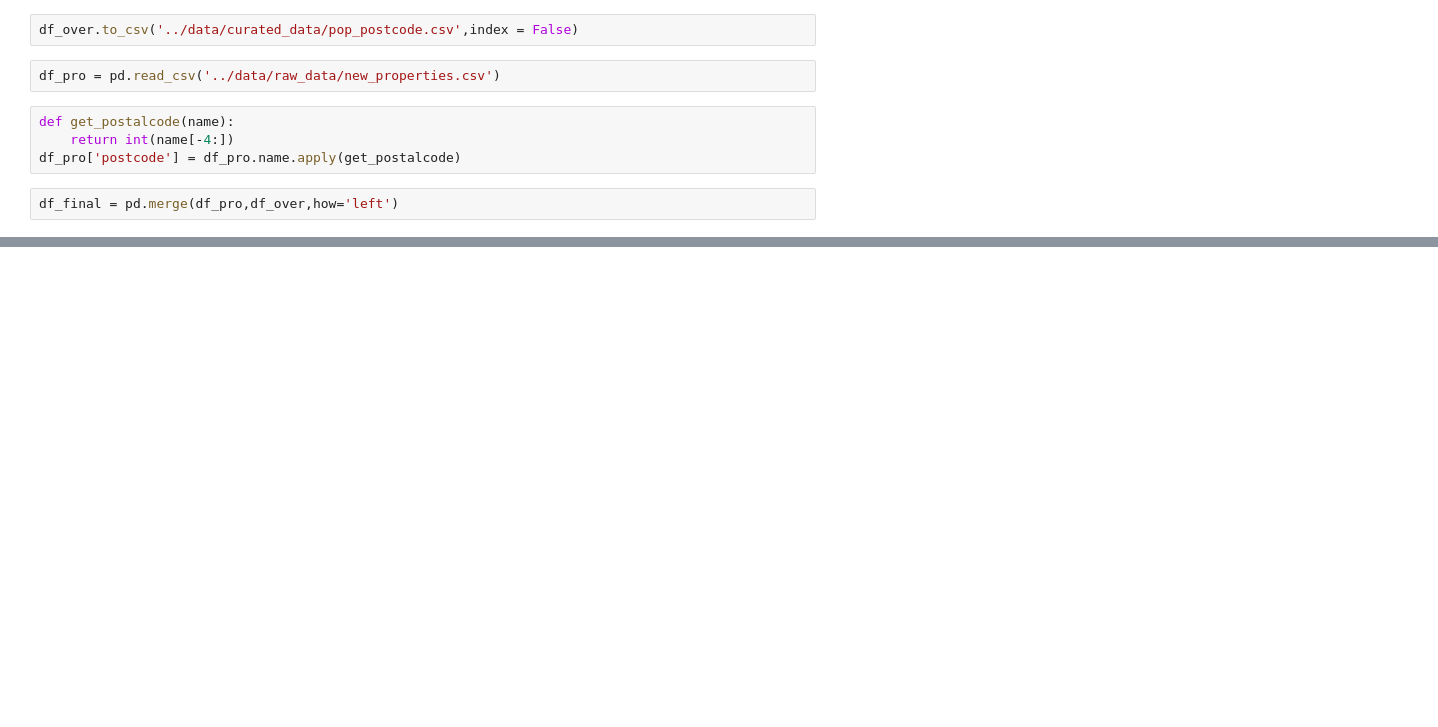
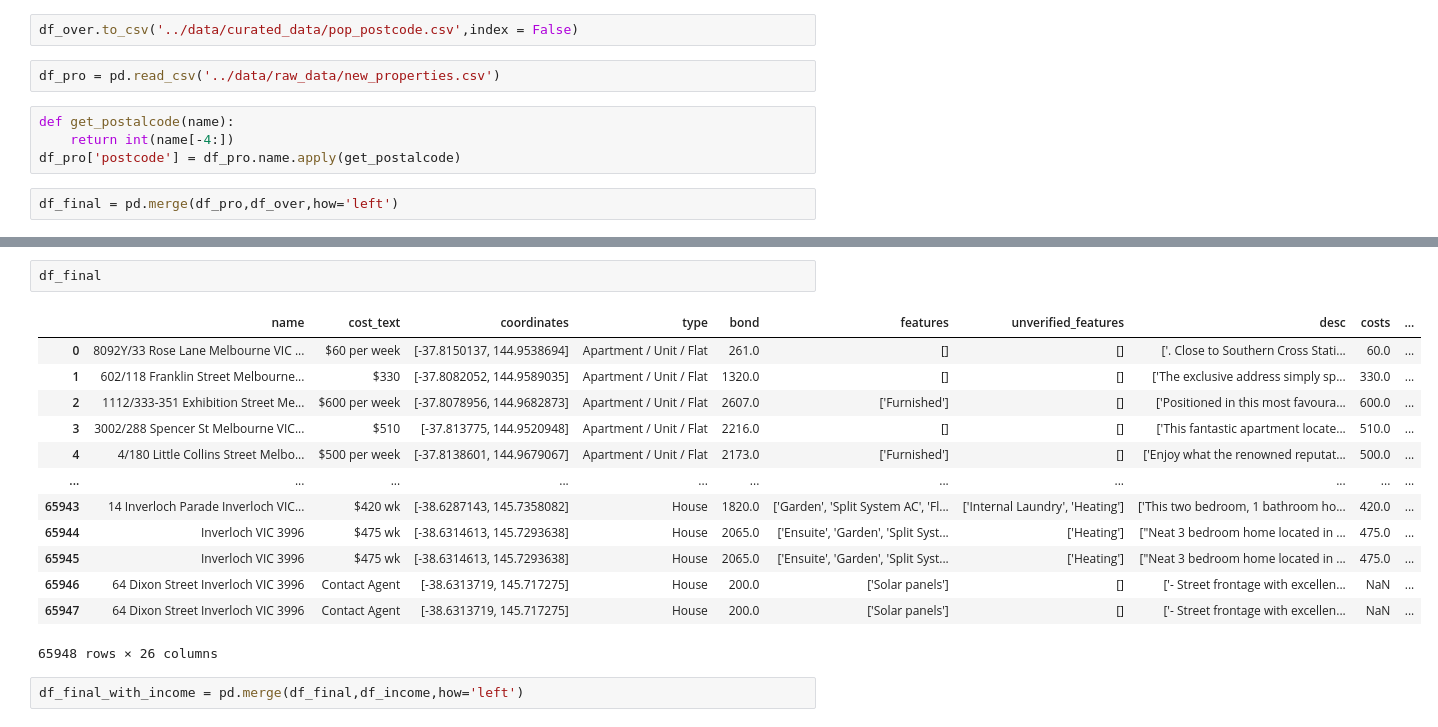
Before and after one commit to MAST30034-Applied-Data-Science/generic-real-estate-consulting-project-group37, a Jupyter notebook: notebooks/postcode.ipynb, the cells around one changed output, grey strips where cells are left out. Saved outputs shown, nothing was run; the diff lists cells and outputs as text; blank space fills up the shorter version.

Commit message:
Adding corresponding income to csv file

```diff
--- a/notebooks/postcode.ipynb
+++ b/notebooks/postcode.ipynb
@@ -144,0 +171,18 @@ df_final = pd.merge(df_pro,df_over,how='left')
+# %%
+df_final
+# %% [output]
+|  | name | cost_text | coordinates | type | bond | features | unverified_features | desc | costs | ... |
+| 0 | 8092Y/33 Rose Lane Melbourne VIC ... | $60 per week | [-37.8150137, 144.9538694] | Apartment / Unit / Flat | 261.0 | [] | [] | ['. Close to Southern Cross Stati... | 60.0 | ... |
+| 1 | 602/118 Franklin Street Melbourne... | $330 | [-37.8082052, 144.9589035] | Apartment / Unit / Flat | 1320.0 | [] | [] | ['The exclusive address simply sp... | 330.0 | ... |
+| 2 | 1112/333-351 Exhibition Street Me... | $600 per week | [-37.8078956, 144.9682873] | Apartment / Unit / Flat | 2607.0 | ['Furnished'] | [] | ['Positioned in this most favoura... | 600.0 | ... |
+| 3 | 3002/288 Spencer St Melbourne VIC... | $510 | [-37.813775, 144.9520948] | Apartment / Unit / Flat | 2216.0 | [] | [] | ['This fantastic apartment locate... | 510.0 | ... |
+| 4 | 4/180 Little Collins Street Melbo... | $500 per week | [-37.8138601, 144.9679067] | Apartment / Unit / Flat | 2173.0 | ['Furnished'] | [] | ['Enjoy what the renowned reputat... | 500.0 | ... |
+| ... | ... | ... | ... | ... | ... | ... | ... | ... | ... | ... |
+| 65943 | 14 Inverloch Parade Inverloch VIC... | $420 wk | [-38.6287143, 145.7358082] | House | 1820.0 | ['Garden', 'Split System AC', 'Fl... | ['Internal Laundry', 'Heating'] | ['This two bedroom, 1 bathroom ho... | 420.0 | ... |
+| 65944 | Inverloch VIC 3996 | $475 wk | [-38.6314613, 145.7293638] | House | 2065.0 | ['Ensuite', 'Garden', 'Split Syst... | ['Heating'] | ["Neat 3 bedroom home located in ... | 475.0 | ... |
+| 65945 | Inverloch VIC 3996 | $475 wk | [-38.6314613, 145.7293638] | House | 2065.0 | ['Ensuite', 'Garden', 'Split Syst... | ['Heating'] | ["Neat 3 bedroom home located in ... | 475.0 | ... |
+| 65946 | 64 Dixon Street Inverloch VIC 3996 | Contact Agent | [-38.6313719, 145.717275] | House | 200.0 | ['Solar panels'] | [] | ['- Street frontage with excellen... | NaN | ... |
+| 65947 | 64 Dixon Street Inverloch VIC 3996 | Contact Agent | [-38.6313719, 145.717275] | House | 200.0 | ['Solar panels'] | [] | ['- Street frontage with excellen... | NaN | ... |
+65948 rows × 26 columns
+# %%
+df_final_with_income = pd.merge(df_final,df_income,how='left')
```
Also changed, not shown: parts of 7 cells of this notebook, 3 other files.
